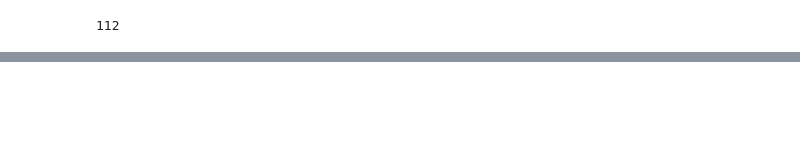
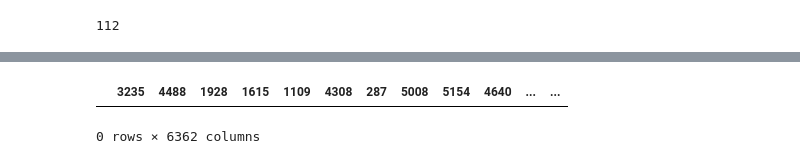
Before and after one commit to ephalt/job-listing-classification-NLP, a Jupyter notebook: Notebook/Job-listing-classification-NLP.ipynb, the cells around one changed output, grey strips where cells are left out. Drawn from its saved outputs; the diff is of its cells as text; code cells hidden in the pictures; blank space fills up the shorter version.

```diff
--- a/Notebook/Job-listing-classification-NLP.ipynb
+++ b/Notebook/Job-listing-classification-NLP.ipynb
@@ -100,0 +110,5 @@ dtype: int64
+# %%
+# Parsing 'Job Description' column
+df = pd.read_csv("../Data/NYC_Jobs.csv",
+                low_memory=False,
+                parse_dates = ['Posting Date'])
@@ -100,0 +139,4 @@ dtype: int64
+# %%
+# Sort DataFrame in posting date
+df.sort_values(by=['Posting Date'], inplace=True, ascending=True)
+df['Posting Date'].head(20)
@@ -100,0 +165,3 @@ dtype: int64
+# %%
+# Imputing values
+df['Post Until'].fillna('No Deadline', inplace=True)
@@ -158,0 +198,9 @@ cleaned_df.plot.hist()
+# %%
+#Transposing the DataFrame
+transposed_df = df.transpose()
+duplicated_columns_b = transposed_df.duplicated()
+duplicated_columns = transposed_df[duplicated_columns_b]
+duplicated_columns
+# %% [output]
+|  | 3235 | 4488 | 1928 | 1615 | 1109 | 4308 | 287 | 5008 | 5154 | 4640 | ... | ... |
+0 rows × 6362 columns
```
Also changed, not shown: parts of 23 cells of this notebook, 1 other file.
